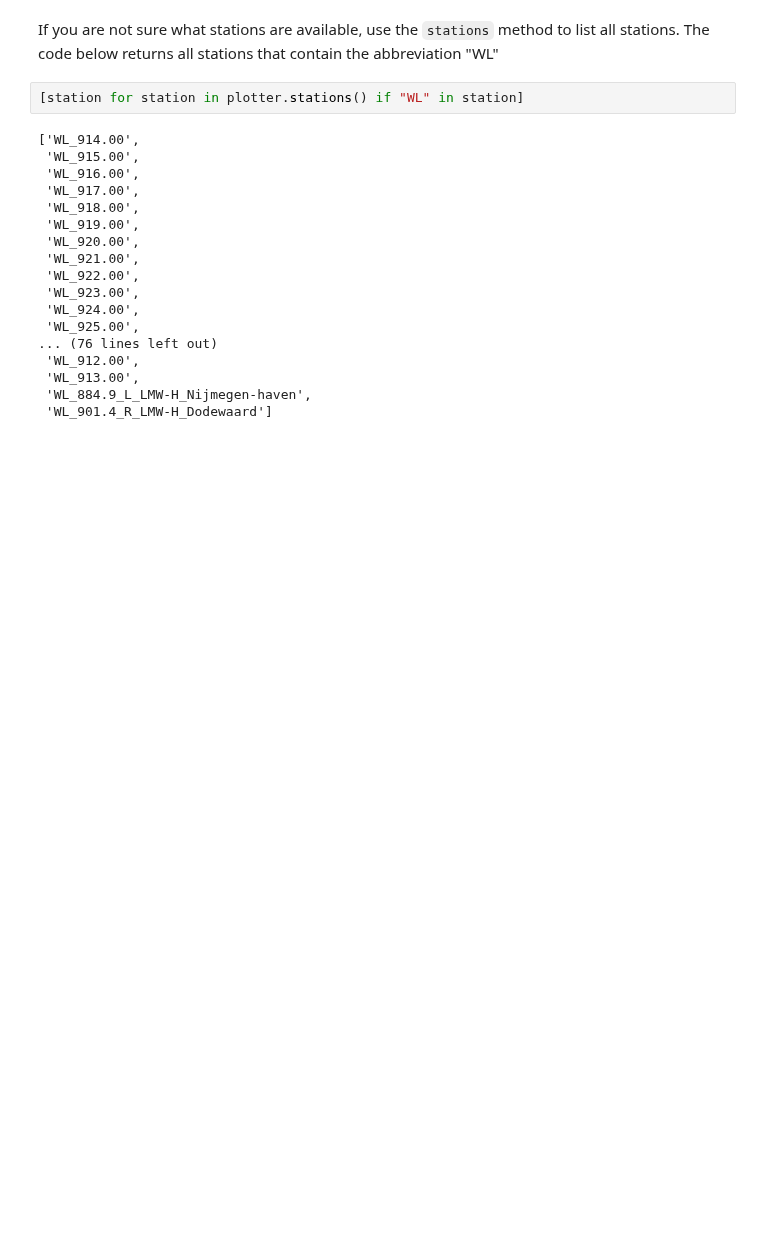
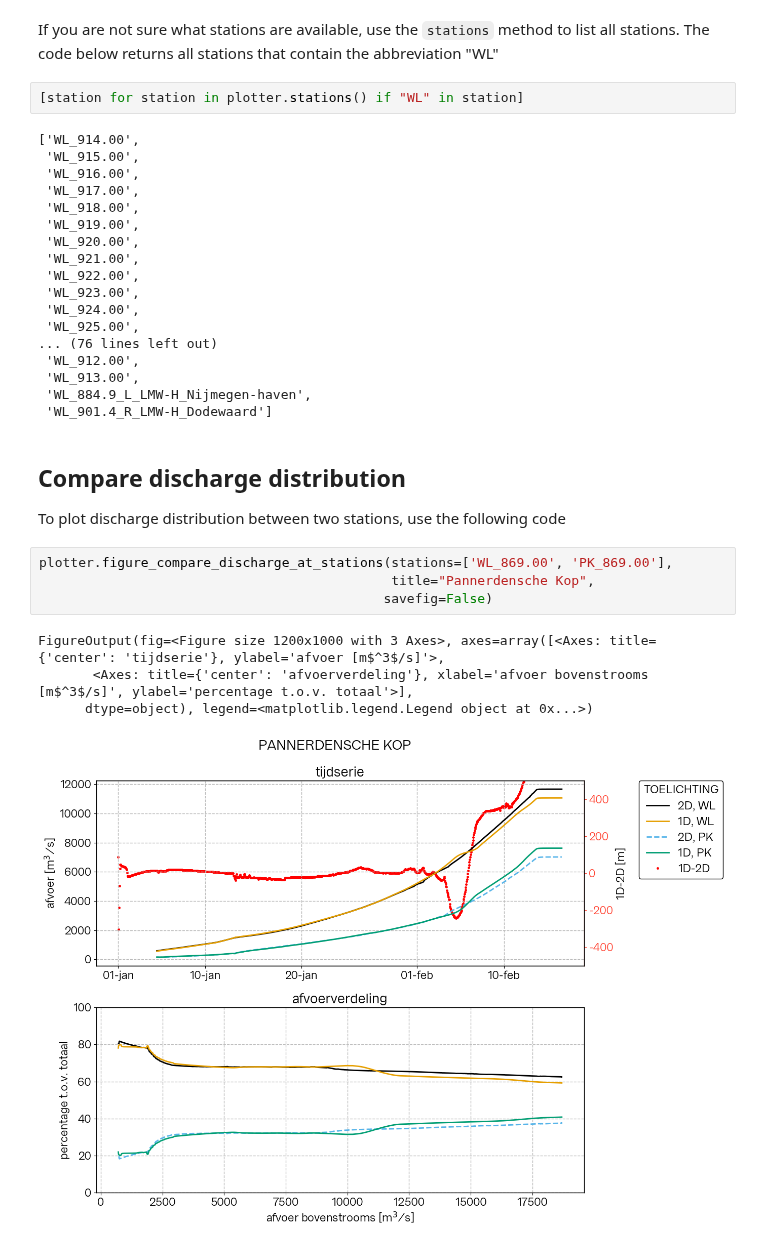
Before and after one commit to Deltares/Fm2Prof, a Jupyter notebook: docs/notebooks/compare1d2d.ipynb, the cells around one changed output. Saved outputs shown, nothing was run; the diff lists cells and outputs as text; blank space fills up the shorter version.

```diff
--- a/docs/notebooks/compare1d2d.ipynb
+++ b/docs/notebooks/compare1d2d.ipynb
@@ -141,3 +141,16 @@ If you are not sure what stations are available, use the `stations` method to li
  'WL_913.00',
  'WL_884.9_L_LMW-H_Nijmegen-haven',
  'WL_901.4_R_LMW-H_Dodewaard']
+# %% [markdown]
+## Compare discharge distribution
+
+To plot discharge distribution between two stations, use the following code
+# %%
+plotter.figure_compare_discharge_at_stations(stations=['WL_869.00', 'PK_869.00'],
+                                             title="Pannerdensche Kop",
+                                            savefig=False)
+# %% [output]
+FigureOutput(fig=<Figure size 1200x1000 with 3 Axes>, axes=array([<Axes: title={'center': 'tijdserie'}, ylabel='afvoer [m$^3$/s]'>,
+       <Axes: title={'center': 'afvoerverdeling'}, xlabel='afvoer bovenstrooms [m$^3$/s]', ylabel='percentage t.o.v. totaal'>],
+      dtype=object), legend=<matplotlib.legend.Legend object at 0x...>)
+[figure, added]
```
Also changed, not shown: parts of 4 cells of this notebook, 3 other files.
